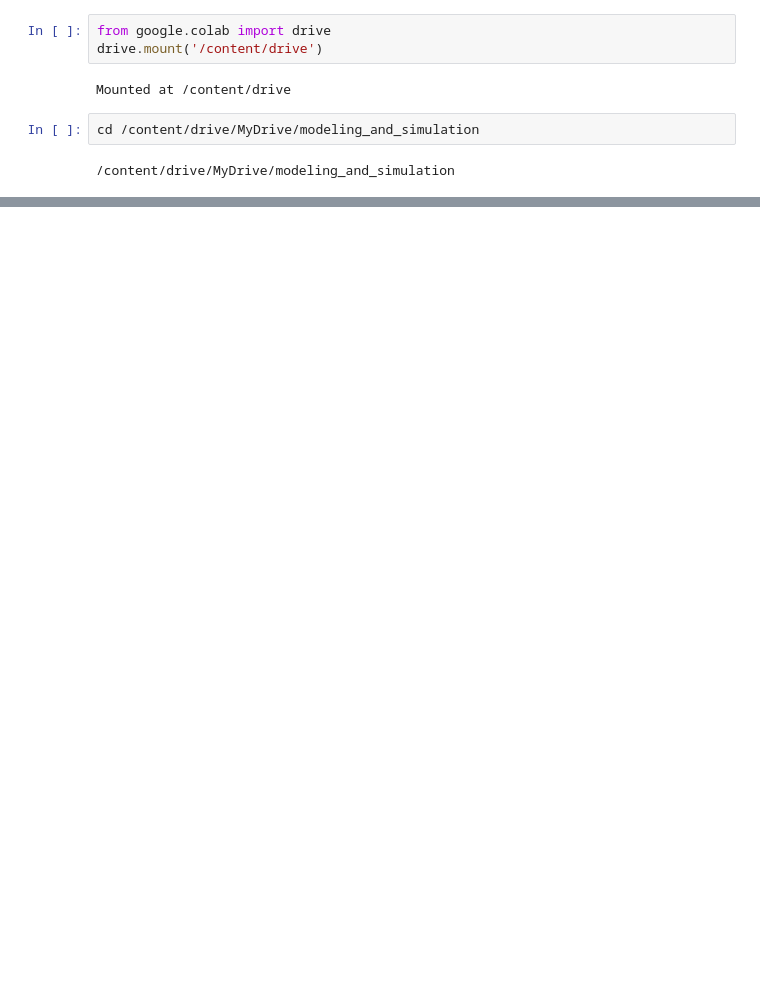
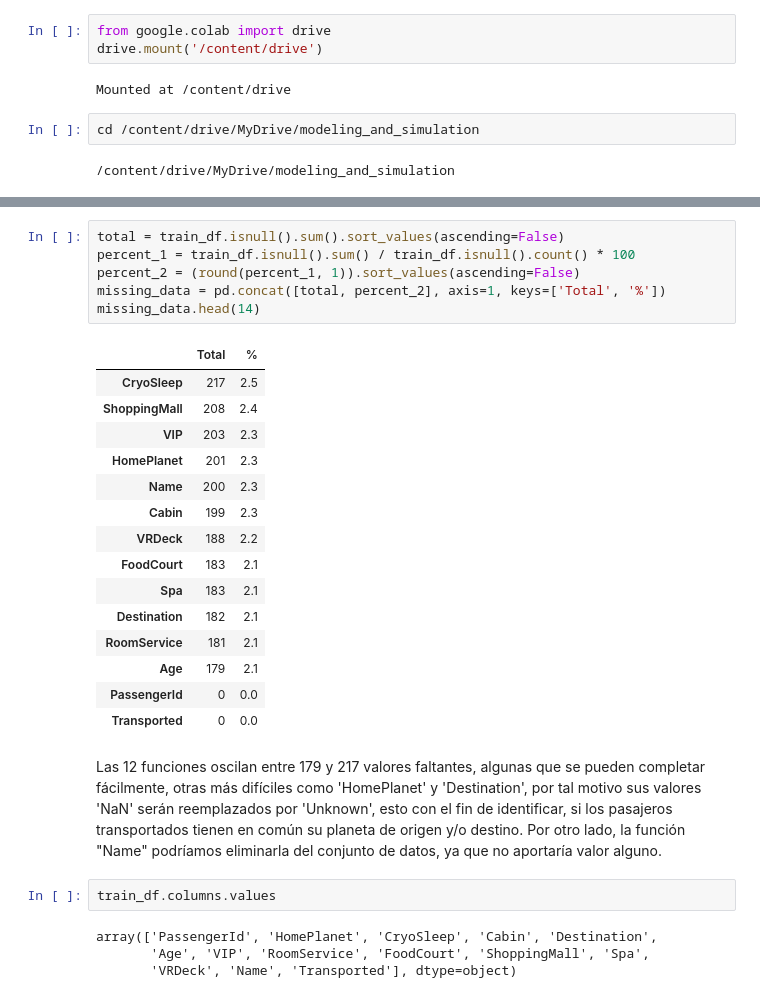
Before and after one commit to johnreyes96/modeling-and-simulation, a Jupyter notebook: src/main/python/Titanic.ipynb, the cells around one changed output, grey strips where cells are left out. Saved outputs shown, nothing was run; the diff lists cells and outputs as text; blank space fills up the shorter version.

```diff
--- a/src/main/python/Titanic.ipynb
+++ b/src/main/python/Titanic.ipynb
@@ -42,0 +126,30 @@ titanic_df.describe()
+# %%
+total = train_df.isnull().sum().sort_values(ascending=False)
+percent_1 = train_df.isnull().sum() / train_df.isnull().count() * 100
+percent_2 = (round(percent_1, 1)).sort_values(ascending=False)
+missing_data = pd.concat([total, percent_2], axis=1, keys=['Total', '%'])
+missing_data.head(14)
+# %% [output]
+|  | Total | % |
+| CryoSleep | 217 | 2.5 |
+| ShoppingMall | 208 | 2.4 |
+| VIP | 203 | 2.3 |
+| HomePlanet | 201 | 2.3 |
+| Name | 200 | 2.3 |
+| Cabin | 199 | 2.3 |
+| VRDeck | 188 | 2.2 |
+| FoodCourt | 183 | 2.1 |
+| Spa | 183 | 2.1 |
+| Destination | 182 | 2.1 |
+| RoomService | 181 | 2.1 |
+| Age | 179 | 2.1 |
+| PassengerId | 0 | 0.0 |
+| Transported | 0 | 0.0 |
+# %% [markdown]
+Las 12 funciones oscilan entre 179 y 217 valores faltantes, algunas que se pueden completar fácilmente, otras más difíciles como 'HomePlanet' y 'Destination', por tal motivo sus valores 'NaN' serán reemplazados por 'Unknown', esto con el fin de identificar, si los pasajeros transportados tienen en común su planeta de origen y/o destino. Por otro lado, la función "Name" podríamos eliminarla del conjunto de datos, ya que no aportaría valor alguno.
+# %%
+train_df.columns.values
+# %% [output]
+array(['PassengerId', 'HomePlanet', 'CryoSleep', 'Cabin', 'Destination',
+       'Age', 'VIP', 'RoomService', 'FoodCourt', 'ShoppingMall', 'Spa',
+       'VRDeck', 'Name', 'Transported'], dtype=object)
```
Also changed, not shown: parts of 19 cells of this notebook.
